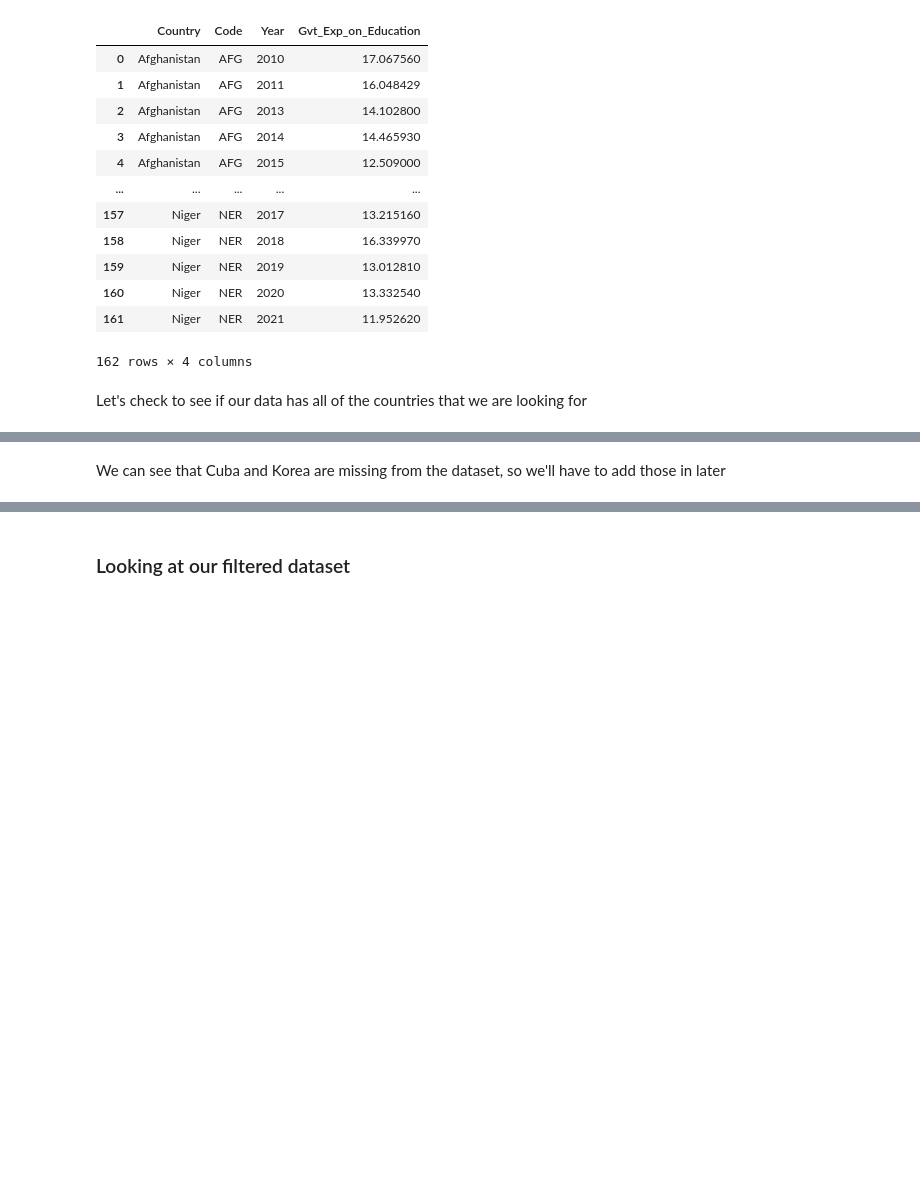
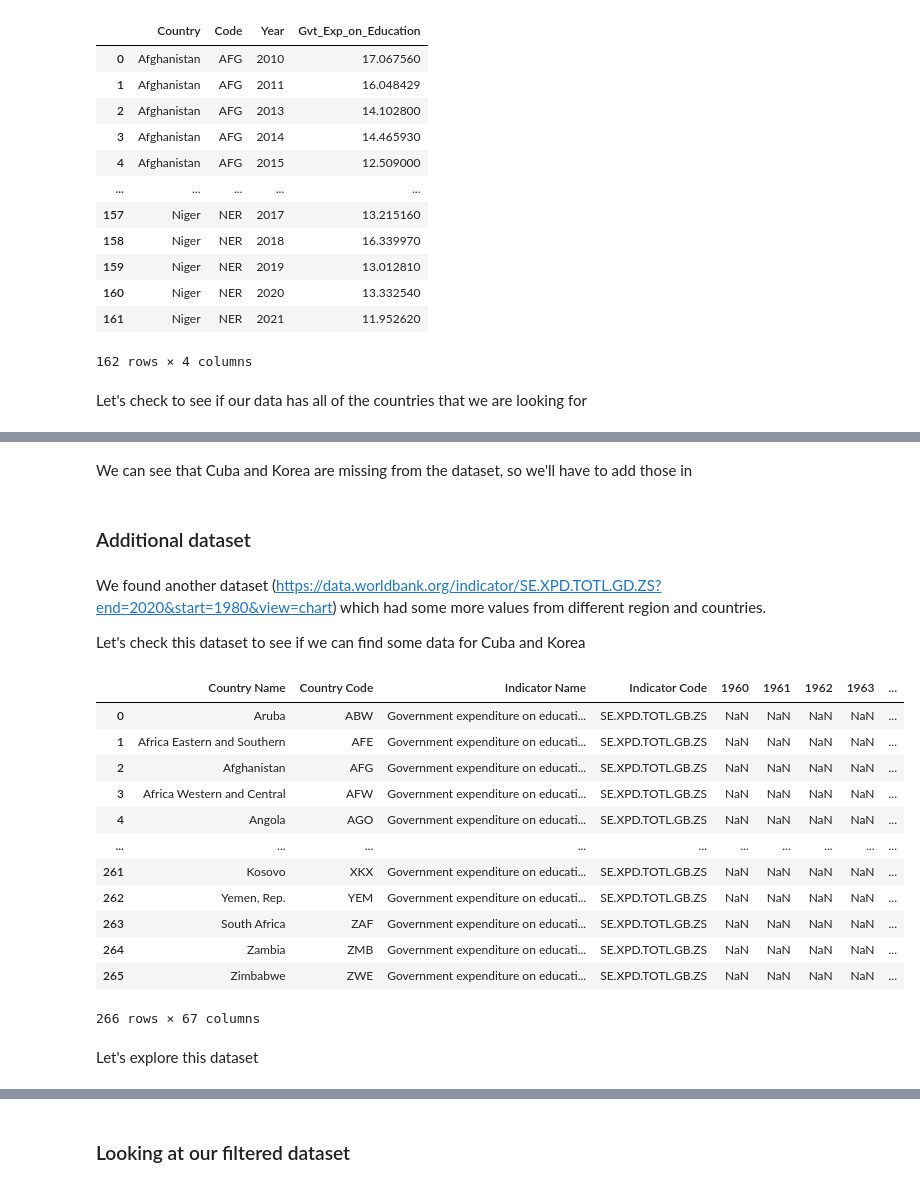
Before and after one commit to nf-97/literacy-project, a Jupyter notebook: share_of_education_in_gvtexp.ipynb, the cells around one changed output, grey strips where cells are left out. Saved outputs shown, nothing was run; the diff lists cells and outputs as text; code cells hidden in the pictures; blank space fills up the shorter version.

```diff
--- a/share_of_education_in_gvtexp.ipynb
+++ b/share_of_education_in_gvtexp.ipynb
@@ -107,2 +119,27 @@ print("Unique countries:", unique_countries)
 # %% [markdown]
-We can see that Cuba and Korea are missing from the dataset, so we'll have to add those in later
+We can see that Cuba and Korea are missing from the dataset, so we'll have to add those in
+# %% [markdown]
+### Additional dataset
+# %% [markdown]
+We found another dataset (https://data.worldbank.org/indicator/SE.XPD.TOTL.GD.ZS?end=2020&start=1980&view=chart) which had some more values from different region and countries.
+
+Let's check this dataset to see if we can find some data for Cuba and Korea
+# %%
+df3 = pd.read_csv("education-gvt-exp-incl-cuba.csv")
+df3
+# %% [output]
+|  | Country Name | Country Code | Indicator Name | Indicator Code | 1960 | 1961 | 1962 | 1963 | ... |
+| 0 | Aruba | ABW | Government expenditure on educati... | SE.XPD.TOTL.GB.ZS | NaN | NaN | NaN | NaN | ... |
+| 1 | Africa Eastern and Southern | AFE | Government expenditure on educati... | SE.XPD.TOTL.GB.ZS | NaN | NaN | NaN | NaN | ... |
+| 2 | Afghanistan | AFG | Government expenditure on educati... | SE.XPD.TOTL.GB.ZS | NaN | NaN | NaN | NaN | ... |
+| 3 | Africa Western and Central | AFW | Government expenditure on educati... | SE.XPD.TOTL.GB.ZS | NaN | NaN | NaN | NaN | ... |
+| 4 | Angola | AGO | Government expenditure on educati... | SE.XPD.TOTL.GB.ZS | NaN | NaN | NaN | NaN | ... |
+| ... | ... | ... | ... | ... | ... | ... | ... | ... | ... |
+| 261 | Kosovo | XKX | Government expenditure on educati... | SE.XPD.TOTL.GB.ZS | NaN | NaN | NaN | NaN | ... |
+| 262 | Yemen, Rep. | YEM | Government expenditure on educati... | SE.XPD.TOTL.GB.ZS | NaN | NaN | NaN | NaN | ... |
+| 263 | South Africa | ZAF | Government expenditure on educati... | SE.XPD.TOTL.GB.ZS | NaN | NaN | NaN | NaN | ... |
+| 264 | Zambia | ZMB | Government expenditure on educati... | SE.XPD.TOTL.GB.ZS | NaN | NaN | NaN | NaN | ... |
+| 265 | Zimbabwe | ZWE | Government expenditure on educati... | SE.XPD.TOTL.GB.ZS | NaN | NaN | NaN | NaN | ... |
+266 rows × 67 columns
+# %% [markdown]
+Let's explore this dataset
```
Also changed, not shown: parts of 69 cells of this notebook.
